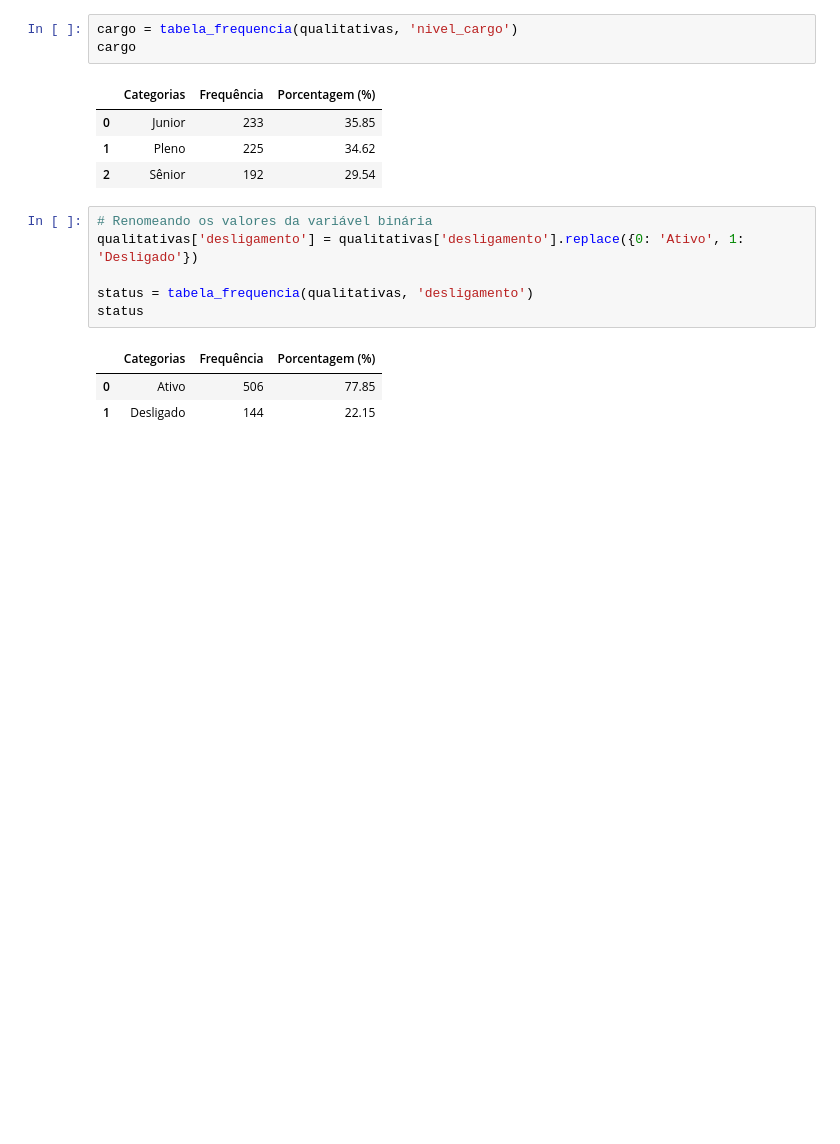
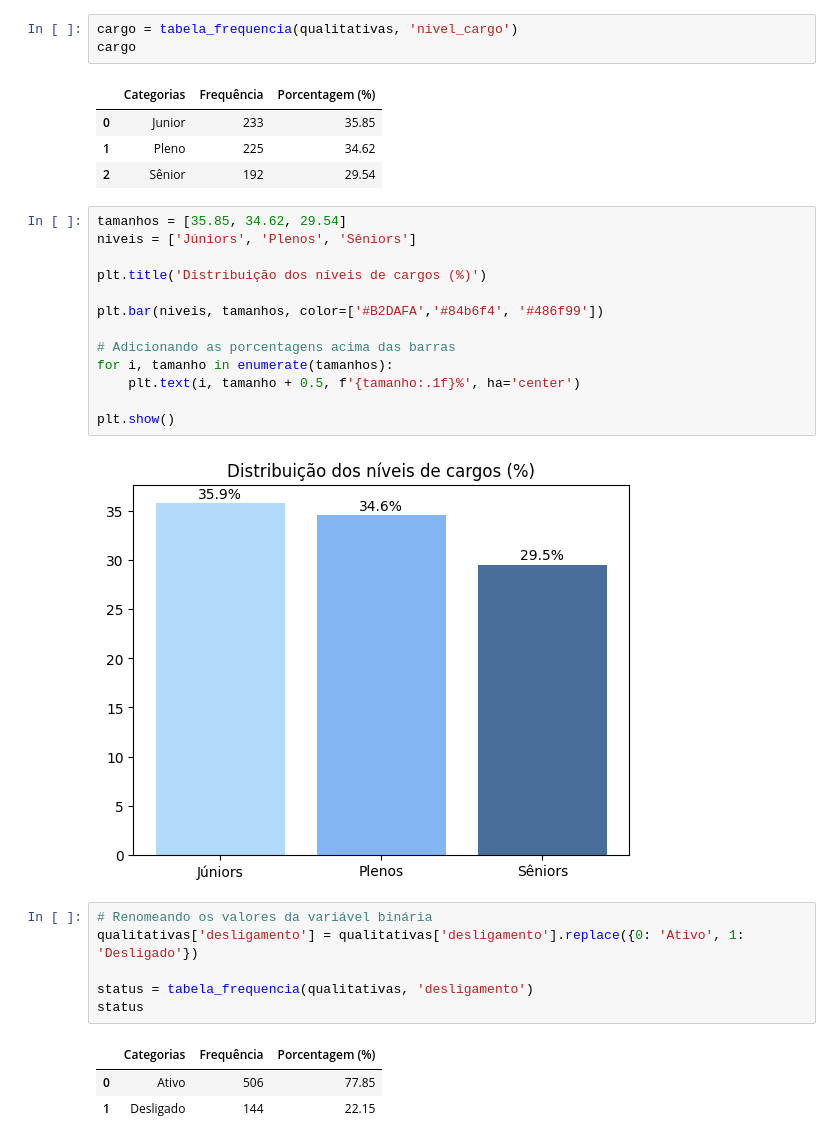
Before and after one commit to matheusrangelsa/analise-rh, a Jupyter notebook: analise_exploratoria_de_dados.ipynb, the cells around one changed output. Drawn from its saved outputs; the diff is of its cells as text; blank space fills up the shorter version.

```diff
--- a/analise_exploratoria_de_dados.ipynb
+++ b/analise_exploratoria_de_dados.ipynb
@@ -373,6 +373,21 @@ cargo
 | 0 | Junior | 233 | 35.85 |
 | 1 | Pleno | 225 | 34.62 |
 | 2 | Sênior | 192 | 29.54 |
+# %%
+tamanhos = [35.85, 34.62, 29.54]
+niveis = ['Júniors', 'Plenos', 'Sêniors']
+
+plt.title('Distribuição dos níveis de cargos (%)')
+
+plt.bar(niveis, tamanhos, color=['#B2DAFA','#84b6f4', '#486f99'])
+
+# Adicionando as porcentagens acima das barras
+for i, tamanho in enumerate(tamanhos):
+    plt.text(i, tamanho + 0.5, f'{tamanho:.1f}%', ha='center')
+
+plt.show()
+# %% [output]
+[figure, added]
 # %%
 # Renomeando os valores da variável binária
 qualitativas['desligamento'] = qualitativas['desligamento'].replace({0: 'Ativo', 1: 'Desligado'})
```
Also changed, not shown: parts of 6 cells of this notebook.
